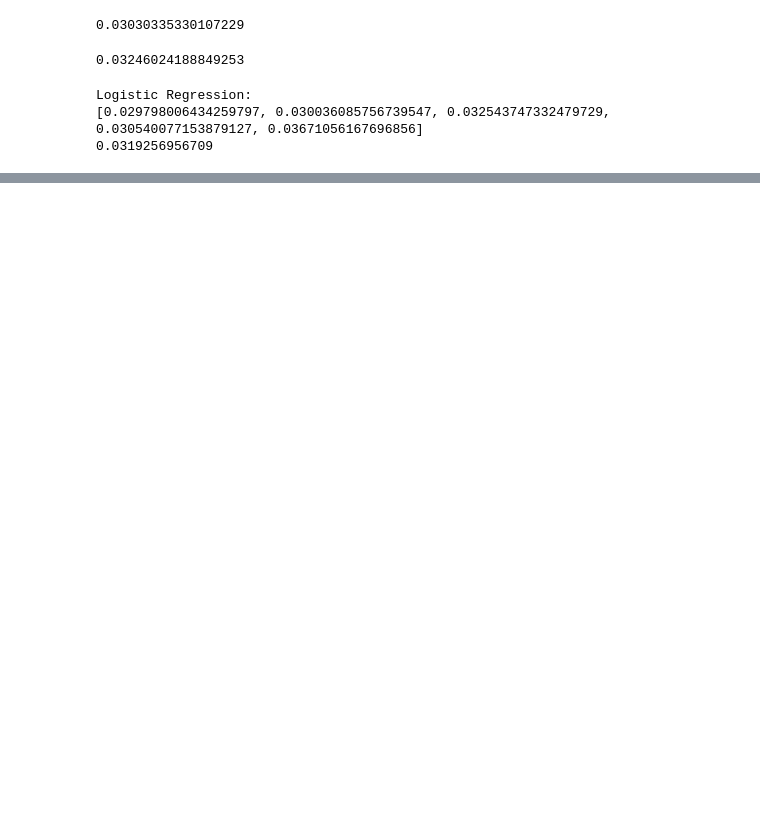
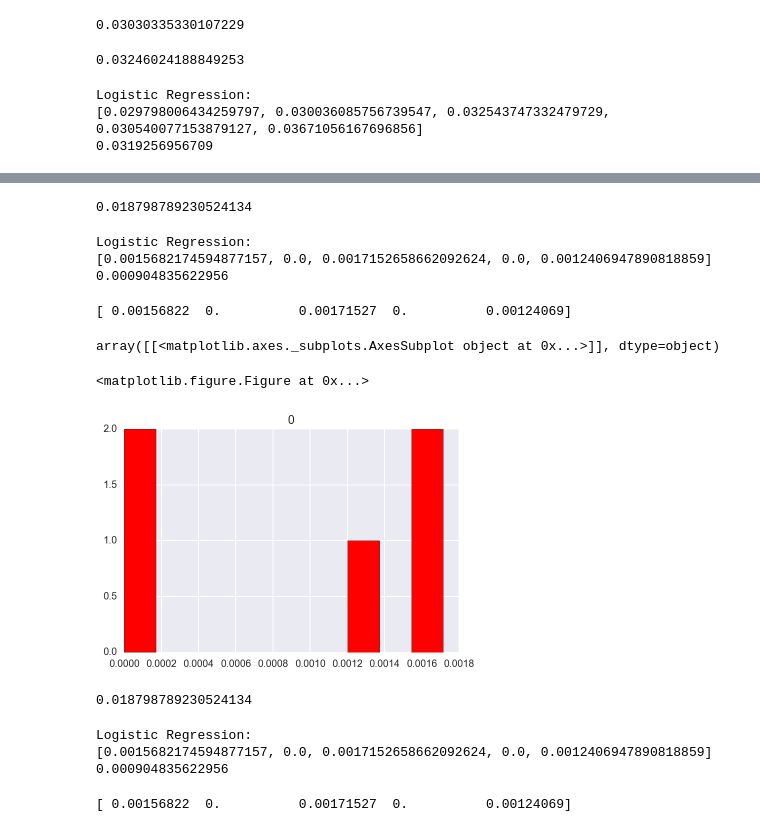
Before and after one commit to ocj137/DSI-SF-2-ocjacob, a Jupyter notebook: week05/project-5.ipynb, the cells around one changed output, grey strips where cells are left out. Drawn from its saved outputs; the diff is of its cells as text; code cells hidden in the pictures; blank space fills up the shorter version.

```diff
--- a/week05/project-5.ipynb
+++ b/week05/project-5.ipynb
@@ -291,0 +428,43 @@ Yelp hypothesizes that this is, in fact, because different people tend to give t
+# %%
+cv_indices3 = StratifiedKFold(y3, n_folds=5)
+# %%
+logreg3 = LogisticRegression()
+# %%
+logreg3.fit(X3, y3)
+logreg3.score(X3, y3)
+# %% [output]
+0.018798789230524134
+# %%
+lr3_scores = []
+
+for train_i, test_i in cv_indices3:
+
+    X3_tr = X3.iloc[train_i, :]
+    y3_tr = y3[train_i]
+    X3_te = X3.iloc[test_i, :]
+    y3_te = y3[test_i]
+
+    #print X_tr.shape, X_te.shape
+    logreg3.fit(X3_tr, y3_tr)
+    lr3_scores.append(logreg3.score(X3_te, y3_te))
+
+print 'Logistic Regression:'
+print lr3_scores
+print np.mean(lr3_scores)
+# %% [output]
+Logistic Regression:
+[0.0015682174594877157, 0.0, 0.0017152658662092624, 0.0, 0.0012406947890818859]
+0.000904835622956
+# %%
+print cross_val_score(logreg3, X3, y3, cv=5)
+# %% [output]
+[ 0.00156822  0.          0.00171527  0.          0.00124069]
+# %%
+# Let's look at the logistic regression we got for service focused data:
+lr3_df = pd.DataFrame(lr3_scores)
+fig = plt.figure(figsize=(10,6))
+lr3_df.hist(color='r', label='Logistic Regression, review count')
+# %% [output]
+array([[<matplotlib.axes._subplots.AxesSubplot object at 0x...>]], dtype=object)
+<matplotlib.figure.Figure at 0x...>
+[figure, added]
@@ -291,0 +487,30 @@ Yelp hypothesizes that this is, in fact, because different people tend to give t
+# %%
+logreg4.fit(X4, y4)
+logreg4.score(X4, y4)
+# %% [output]
+0.018798789230524134
+# %%
+lr4_scores = []
+
+for train_i, test_i in cv_indices3:
+
+    X4_tr = X4.iloc[train_i, :]
+    y4_tr = y4[train_i]
+    X4_te = X4.iloc[test_i, :]
+    y4_te = y4[test_i]
+
+    #print X_tr.shape, X_te.shape
+    logreg4.fit(X4_tr, y4_tr)
+    lr4_scores.append(logreg4.score(X4_te, y4_te))
+
+print 'Logistic Regression:'
+print lr4_scores
+print np.mean(lr4_scores)
+# %% [output]
+Logistic Regression:
+[0.0015682174594877157, 0.0, 0.0017152658662092624, 0.0, 0.0012406947890818859]
+0.000904835622956
+# %%
+print cross_val_score(logreg4, X4, y4, cv=5)
+# %% [output]
+[ 0.00156822  0.          0.00171527  0.          0.00124069]
```
Also changed, not shown: parts of 40 cells of this notebook.
